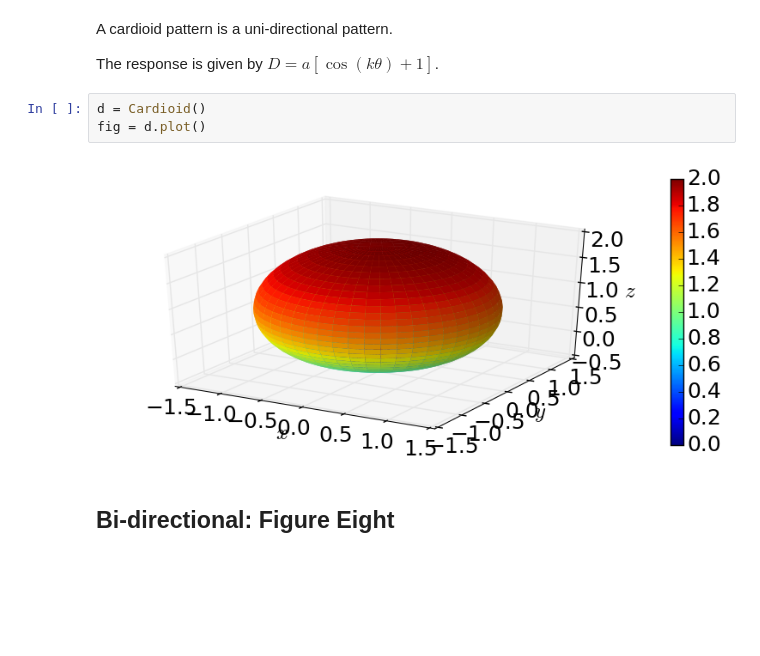
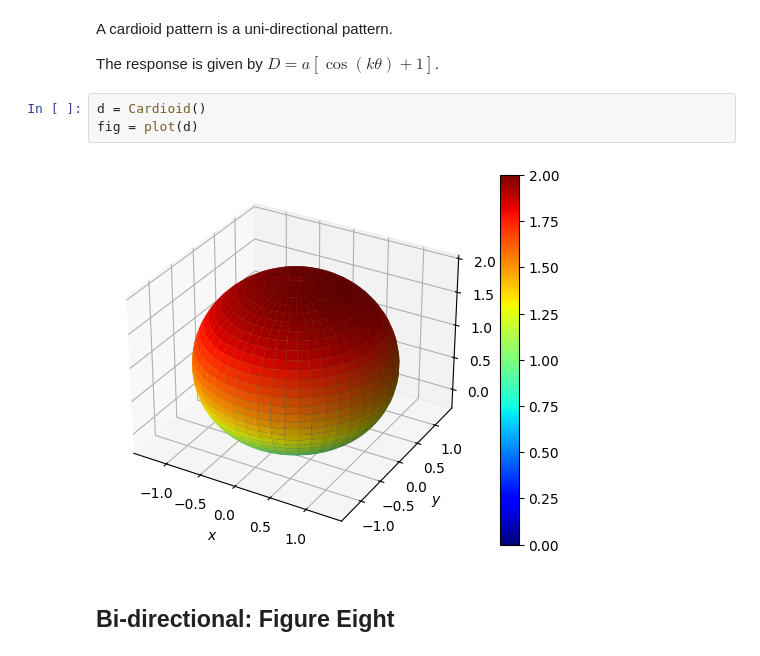
Before and after one commit to Universite-Gustave-Eiffel/acoustic-toolbox, a Jupyter notebook: examples/directivity_example.ipynb, the cells around one changed output. Cells and saved outputs as stored; diff of their text form; blank space fills up the shorter version.

```diff
--- a/examples/directivity_example.ipynb
+++ b/examples/directivity_example.ipynb
@@ -23,9 +22,9 @@ A cardioid pattern is a uni-directional pattern.
 The response is given by $D = a \left[ \cos{\left( k \theta \right)} + 1 \right] $.
 # %%
 d = Cardioid()
-fig = d.plot()
+fig = plot(d)
 # %% [output]
-[figure, old version]
+[figure, new version]
 # %% [markdown]
 ## Bi-directional: Figure Eight
 # %% [markdown]
```
Also changed, not shown: parts of 9 cells of this notebook, 1 other file.
